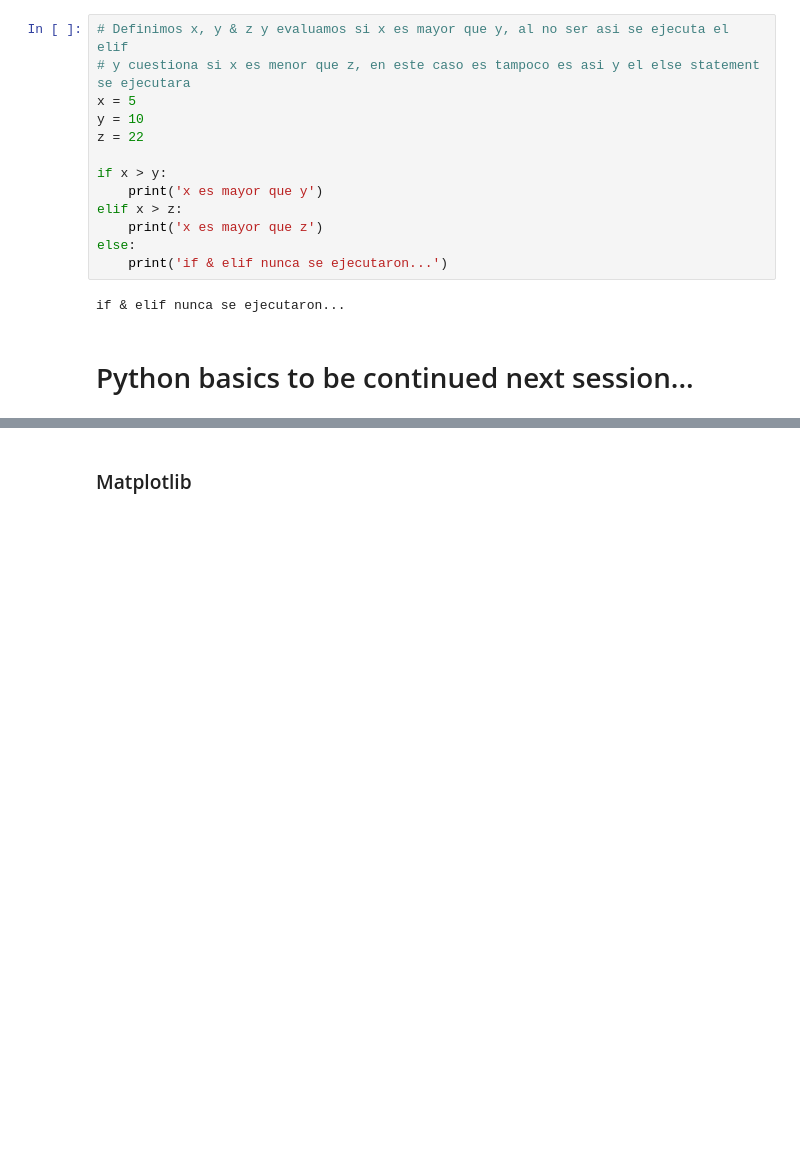
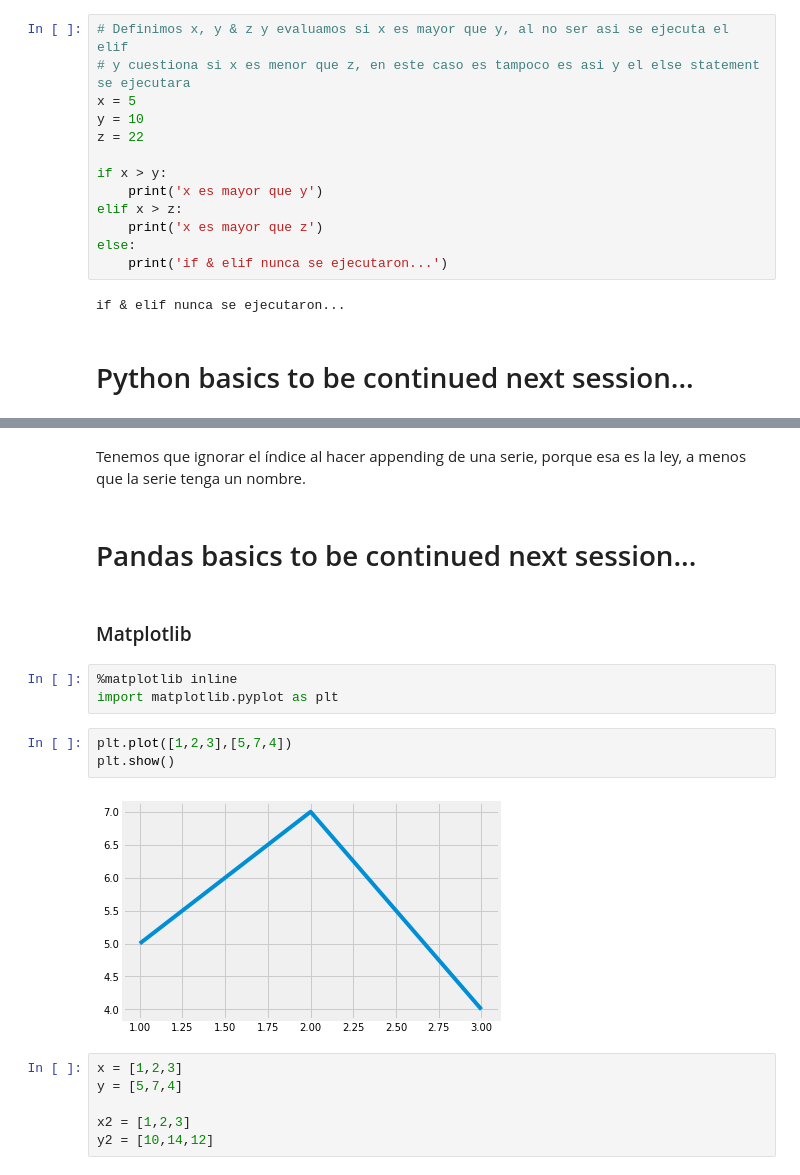
Before and after one commit to mariocespindola/CDMXSOAI, a Jupyter notebook: Workshops/01st_Workshop/Python_Pandas_Matplotlib.ipynb, the cells around one changed output, grey strips where cells are left out. Cells and saved outputs as stored; diff of their text form; blank space fills up the shorter version.

```diff
--- a/Workshops/01st_Workshop/Python_Pandas_Matplotlib.ipynb
+++ b/Workshops/01st_Workshop/Python_Pandas_Matplotlib.ipynb
@@ -360,2 +937,20 @@ if & elif nunca se ejecutaron...
+# %% [markdown]
+Tenemos que ignorar el índice al hacer appending de una serie, porque esa es la ley, a menos que la serie tenga un nombre.
+# %% [markdown]
+# Pandas basics to be continued next session...
 # %% [markdown]
 ### Matplotlib
+# %%
+%matplotlib inline
+import matplotlib.pyplot as plt
+# %%
+plt.plot([1,2,3],[5,7,4])
+plt.show()
+# %% [output]
+[figure, added]
+# %%
+x = [1,2,3]
+y = [5,7,4]
+
+x2 = [1,2,3]
+y2 = [10,14,12]
```
Also changed, not shown: parts of 65 cells of this notebook, 8 other files.
